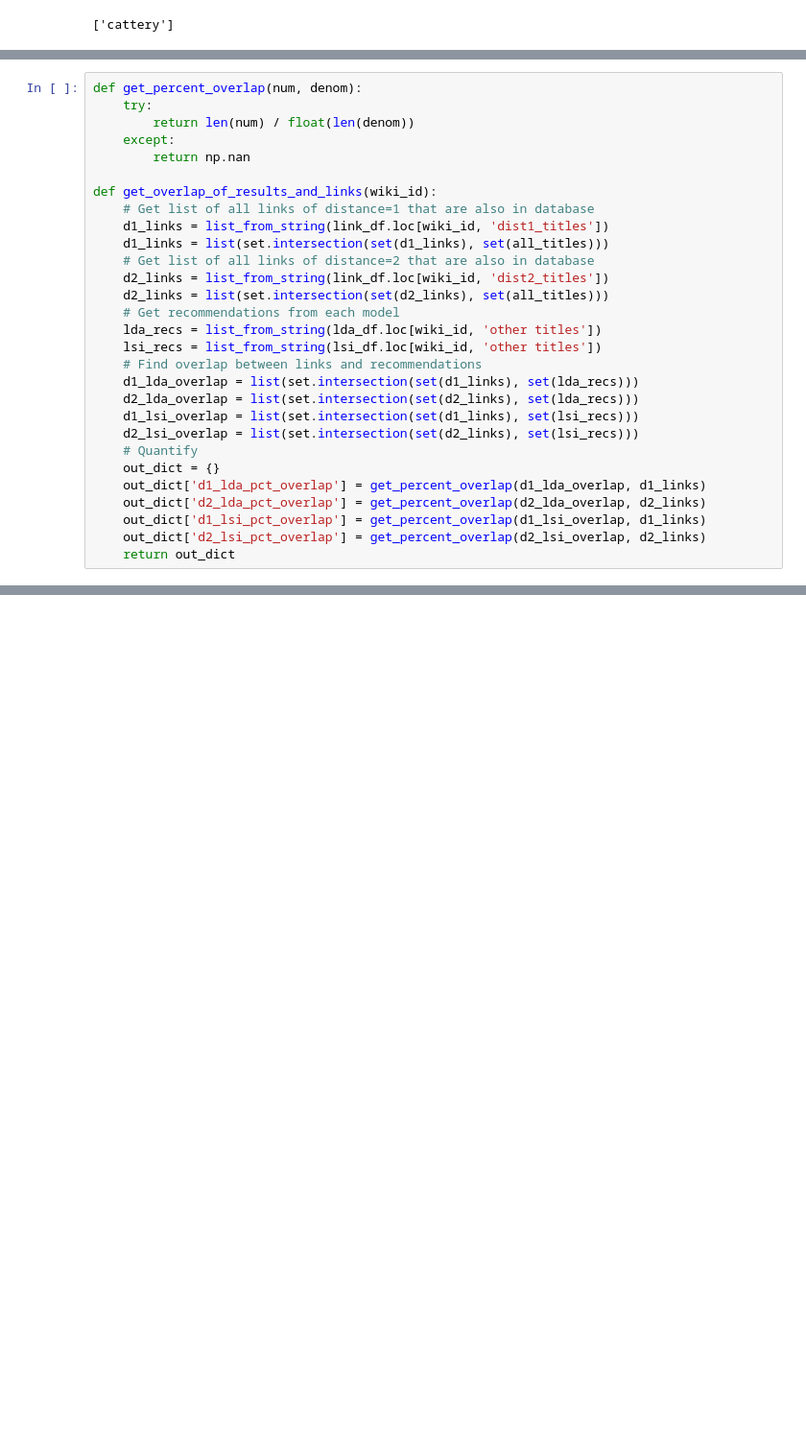
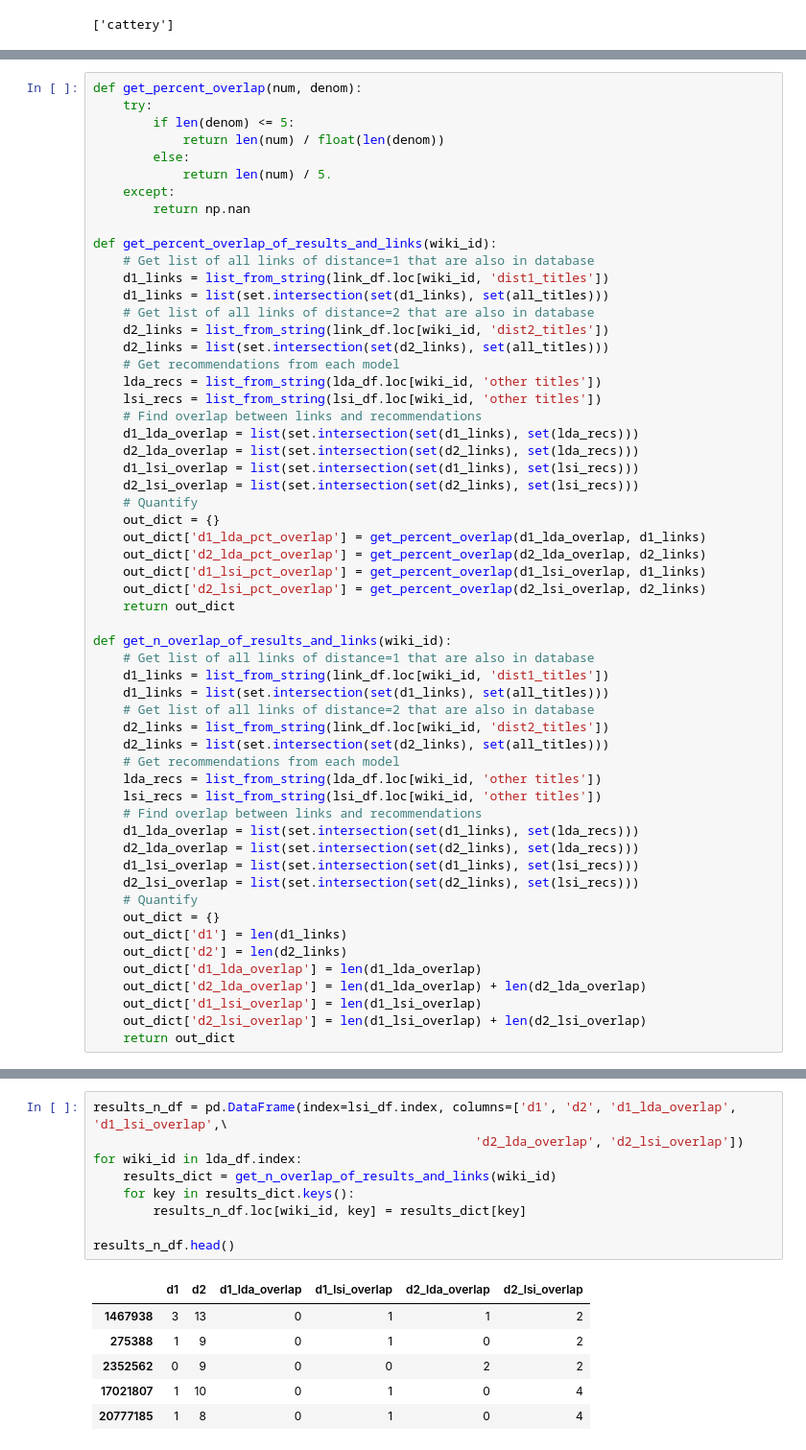
Before and after one commit to hannahlb/CDIPS_Content_Rec, a Jupyter notebook: katie/evaluate_semantic_models.ipynb, the cells around one changed output, grey strips where cells are left out. Shown: that part at 96% size. Cells and saved outputs as stored; diff of their text form; blank space fills up the shorter version.

```diff
--- a/katie/evaluate_semantic_models.ipynb
+++ b/katie/evaluate_semantic_models.ipynb
@@ -121,11 +121,14 @@ Dogs in ancient China
 # %%
 def get_percent_overlap(num, denom):
     try:
-        return len(num) / float(len(denom))
+        if len(denom) <= 5:
+            return len(num) / float(len(denom))
+        else:
+            return len(num) / 5.
     except:
         return np.nan
 
-def get_overlap_of_results_and_links(wiki_id):
+def get_percent_overlap_of_results_and_links(wiki_id):
     # Get list of all links of distance=1 that are also in database
     d1_links = list_from_string(link_df.loc[wiki_id, 'dist1_titles'])
     d1_links = list(set.intersection(set(d1_links), set(all_titles)))
@@ -147,3 +150,28 @@ def get_overlap_of_results_and_links(wiki_id):
     out_dict['d1_lsi_pct_overlap'] = get_percent_overlap(d1_lsi_overlap, d1_links)
     out_dict['d2_lsi_pct_overlap'] = get_percent_overlap(d2_lsi_overlap, d2_links)
     return out_dict
+
+def get_n_overlap_of_results_and_links(wiki_id):
+    # Get list of all links of distance=1 that are also in database
+    d1_links = list_from_string(link_df.loc[wiki_id, 'dist1_titles'])
+    d1_links = list(set.intersection(set(d1_links), set(all_titles)))
+    # Get list of all links of distance=2 that are also in database
+    d2_links = list_from_string(link_df.loc[wiki_id, 'dist2_titles'])
+    d2_links = list(set.intersection(set(d2_links), set(all_titles)))
+    # Get recommendations from each model
+    lda_recs = list_from_string(lda_df.loc[wiki_id, 'other titles'])
+    lsi_recs = list_from_string(lsi_df.loc[wiki_id, 'other titles'])
+    # Find overlap between links and recommendations
+    d1_lda_overlap = list(set.intersection(set(d1_links), set(lda_recs)))
+    d2_lda_overlap = list(set.intersection(set(d2_links), set(lda_recs)))
+    d1_lsi_overlap = list(set.intersection(set(d1_links), set(lsi_recs)))
+    d2_lsi_overlap = list(set.intersection(set(d2_links), set(lsi_recs)))
+    # Quantify
+    out_dict = {}
+    out_dict['d1'] = len(d1_links)
+    out_dict['d2'] = len(d2_links)
+    out_dict['d1_lda_overlap'] = len(d1_lda_overlap)
+    out_dict['d2_lda_overlap'] = len(d1_lda_overlap) + len(d2_lda_overlap)
+    out_dict['d1_lsi_overlap'] = len(d1_lsi_overlap)
+    out_dict['d2_lsi_overlap'] = len(d1_lsi_overlap) + len(d2_lsi_overlap)
+    return out_dict
@@ -151,0 +182,16 @@ test_dict = get_overlap_of_results_and_links(test_ind)
+# %%
+results_n_df = pd.DataFrame(index=lsi_df.index, columns=['d1', 'd2', 'd1_lda_overlap', 'd1_lsi_overlap',\
+                                                   'd2_lda_overlap', 'd2_lsi_overlap'])
+for wiki_id in lda_df.index:
+    results_dict = get_n_overlap_of_results_and_links(wiki_id)
+    for key in results_dict.keys():
+        results_n_df.loc[wiki_id, key] = results_dict[key]
+
+results_n_df.head()
+# %% [output]
+|  | d1 | d2 | d1_lda_overlap | d1_lsi_overlap | d2_lda_overlap | d2_lsi_overlap |
+| 1467938 | 3 | 13 | 0 | 1 | 1 | 2 |
+| 275388 | 1 | 9 | 0 | 1 | 0 | 2 |
+| 2352562 | 0 | 9 | 0 | 0 | 2 | 2 |
+| 17021807 | 1 | 10 | 0 | 1 | 0 | 4 |
+| 20777185 | 1 | 8 | 0 | 1 | 0 | 4 |
```
Also changed, not shown: parts of 8 cells of this notebook, 6 other files.
